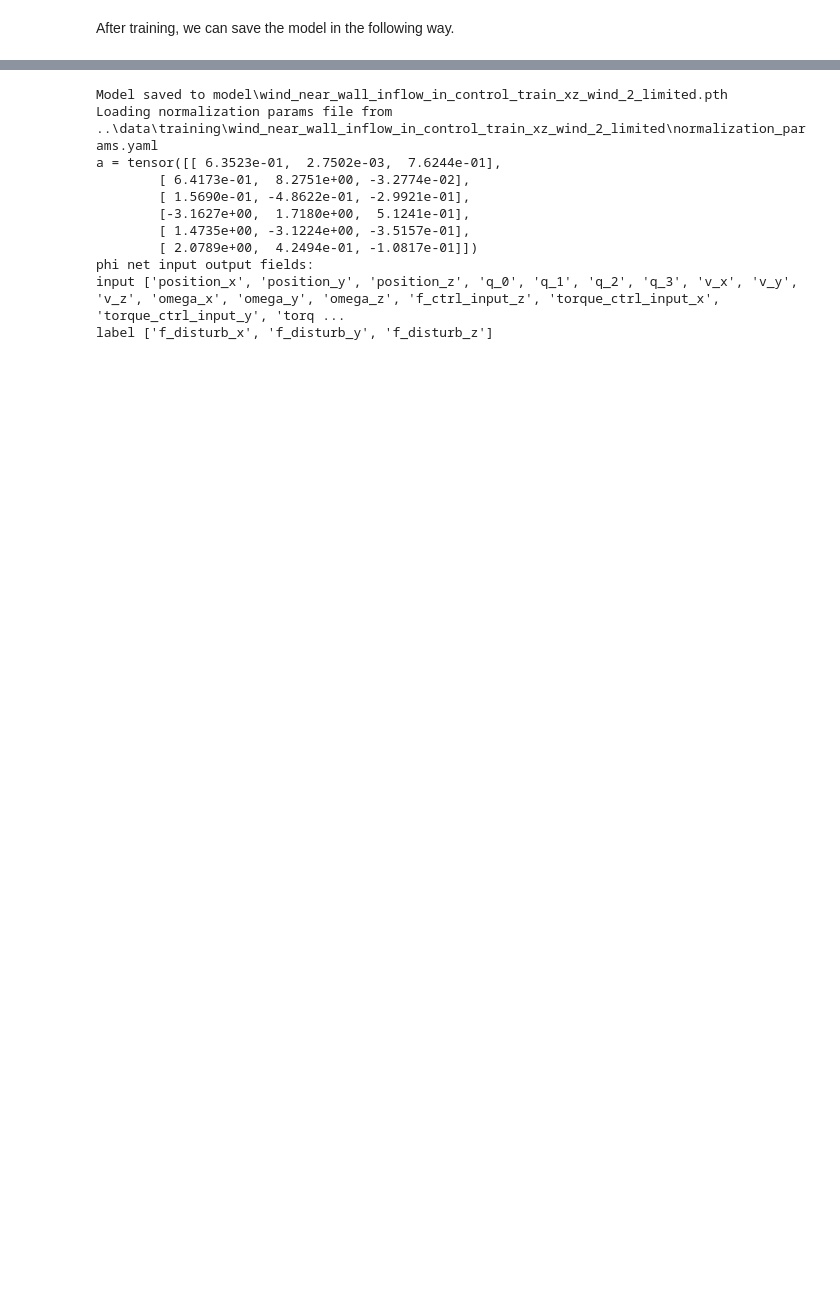
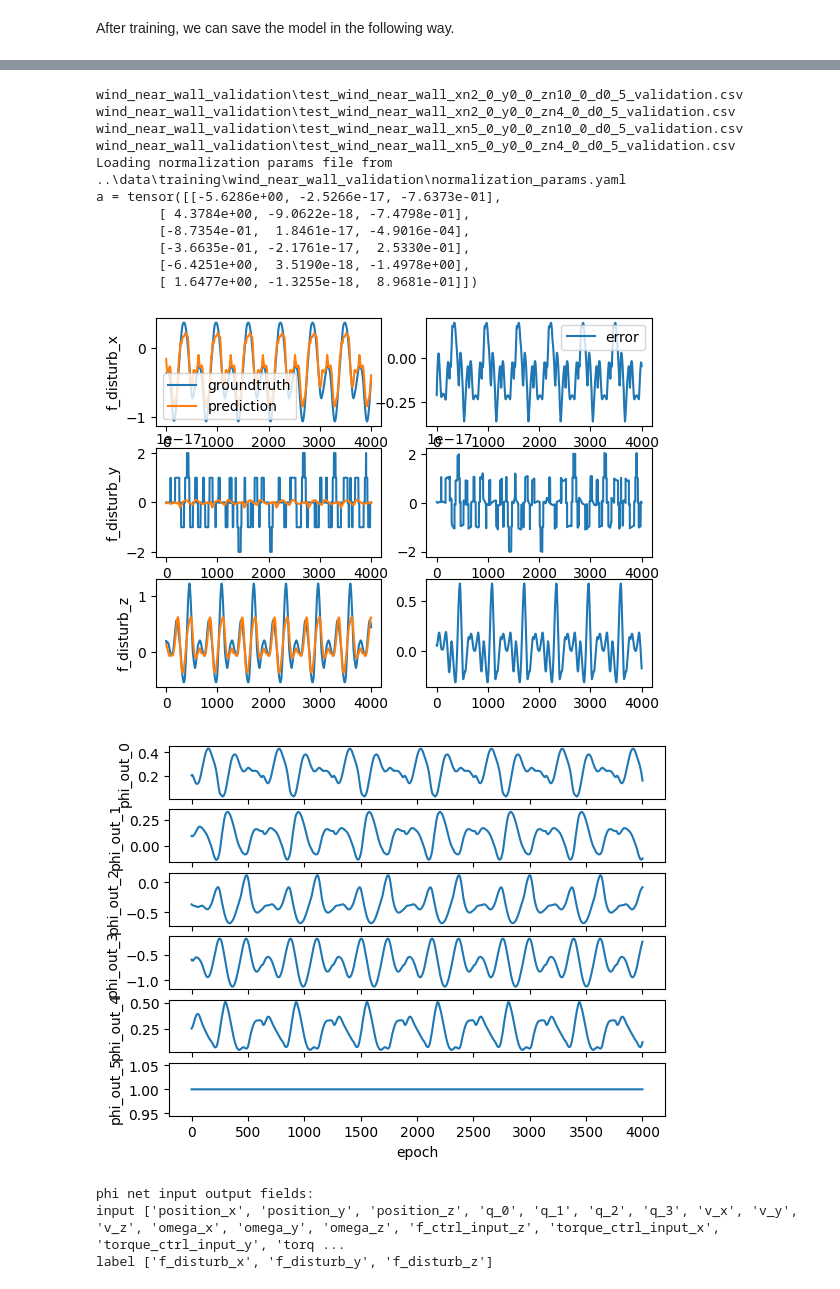
Before and after one commit to zzzzzzhym/DroneSimulator, a Jupyter notebook: learning/trainer_user_guide_wo_inflow.ipynb, the cells around one changed output, grey strips where cells are left out. Saved outputs shown, nothing was run; the diff lists cells and outputs as text; code cells hidden in the pictures; blank space fills up the shorter version.

Commit message:
validation

```diff
--- a/learning/trainer_user_guide_wo_inflow.ipynb
+++ b/learning/trainer_user_guide_wo_inflow.ipynb
@@ -119,28 +122,56 @@ After training, we can save the model in the following way.
 # %%
-model_name = subfolder
+import os
+import matplotlib.pyplot as plt
 
-trainer_instance.save_model(model_name)
+import trainer
+
+current_dir = os.getcwd()
+subfolder = "wind_near_wall_validation"
+folder_path = os.path.join(os.path.dirname(current_dir), "data", "training", subfolder)
+file_names = [f for f in os.listdir(folder_path) if os.path.isfile(os.path.join(folder_path, f))]
+
+# Filter out files that do not end with .csv
+file_names = [f for f in file_names if f.endswith('.csv')]
+# add subfolder to the file names
+data_list = [os.path.join(subfolder, f) for f in file_names]
+for data in data_list:
+    print(data)
+
+path1 = os.path.join(subfolder, "input_label_map_disturbance_force_label.yaml")
+path2 = os.path.join(subfolder, "column_map.yaml")
+
+# model_name = "wind_near_wall_wo_inflow_in_control_train_xz_wind_2_limited"
+# model_name = "wind_near_wall_wo_inflow_in_control_train_xz_wind_2_limited_60s"
+# model_name = "wind_near_wall_wo_inflow_in_control_train_xz_wind_2_limited_15s"
+model_name = "wind_near_wall_wo_inflow_in_control_train_xz_wind_2_limited_60s"
+
+
 phi, h, config = trainer.load_model(model_name)
 # make a new trainer to replicate the above setup, just to allow verify_model to work
-trainer_for_verification = trainer.Trainer(data_list[:2], path1, path2, True)
+trainer_for_verification = trainer.Trainer(data_list, path1, path2, True)
 trainer_for_verification.phi_net = phi
 trainer_for_verification.h_net = h
-trainer_for_verification.verify_model([data_list[-1]])
+trainer_for_verification.verify_model([data_list[1]])
 plt.show()
 
 print("phi net input output fields:")
 for key, value in config["phi_net_io_fields"].items():
     print(key, value)
 # %% [output]
-Model saved to model\wind_near_wall_inflow_in_control_train_xz_wind_2_limited.pth
+wind_near_wall_validation\test_wind_near_wall_xn2_0_y0_0_zn10_0_d0_5_validation.csv
+wind_near_wall_validation\test_wind_near_wall_xn2_0_y0_0_zn4_0_d0_5_validation.csv
+wind_near_wall_validation\test_wind_near_wall_xn5_0_y0_0_zn10_0_d0_5_validation.csv
+wind_near_wall_validation\test_wind_near_wall_xn5_0_y0_0_zn4_0_d0_5_validation.csv
 Loading normalization params file from
-..\data\training\wind_near_wall_inflow_in_control_train_xz_wind_2_limited\normalization_params.yaml
-a = tensor([[ 6.3523e-01,  2.7502e-03,  7.6244e-01],
-        [ 6.4173e-01,  8.2751e+00, -3.2774e-02],
-        [ 1.5690e-01, -4.8622e-01, -2.9921e-01],
-        [-3.1627e+00,  1.7180e+00,  5.1241e-01],
-        [ 1.4735e+00, -3.1224e+00, -3.5157e-01],
-        [ 2.0789e+00,  4.2494e-01, -1.0817e-01]])
-phi net input output fields:
-input ['position_x', 'position_y', 'position_z', 'q_0', 'q_1', 'q_2', 'q_3', 'v_x', 'v_y', 'v_z', 'omega_x', 'omega_y', 'omega_z', 'f_ctrl_input_z', 'torque_ctrl_input_x', 'torque_ctrl_input_y', 'torq ...
-label ['f_disturb_x', 'f_disturb_y', 'f_disturb_z']
+..\data\training\wind_near_wall_validation\normalization_params.yaml
+a = tensor([[-5.6286e+00, -2.5266e-17, -7.6373e-01],
+        [ 4.3784e+00, -9.0622e-18, -7.4798e-01],
+        [-8.7354e-01,  1.8461e-17, -4.9016e-04],
+        [-3.6635e-01, -2.1761e-17,  2.5330e-01],
+        [-6.4251e+00,  3.5190e-18, -1.4978e+00],
+        [ 1.6477e+00, -1.3255e-18,  8.9681e-01]])
+[figure, added]
+[figure, added]
+phi net input output fields:
+input ['position_x', 'position_y', 'position_z', 'q_0', 'q_1', 'q_2', 'q_3', 'v_x', 'v_y', 'v_z', 'omega_x', 'omega_y', 'omega_z', 'f_ctrl_input_z', 'torque_ctrl_input_x', 'torque_ctrl_input_y', 'torq ...
+label ['f_disturb_x', 'f_disturb_y', 'f_disturb_z']
```
Also changed, not shown: parts of 5 cells of this notebook, 10 other files.
